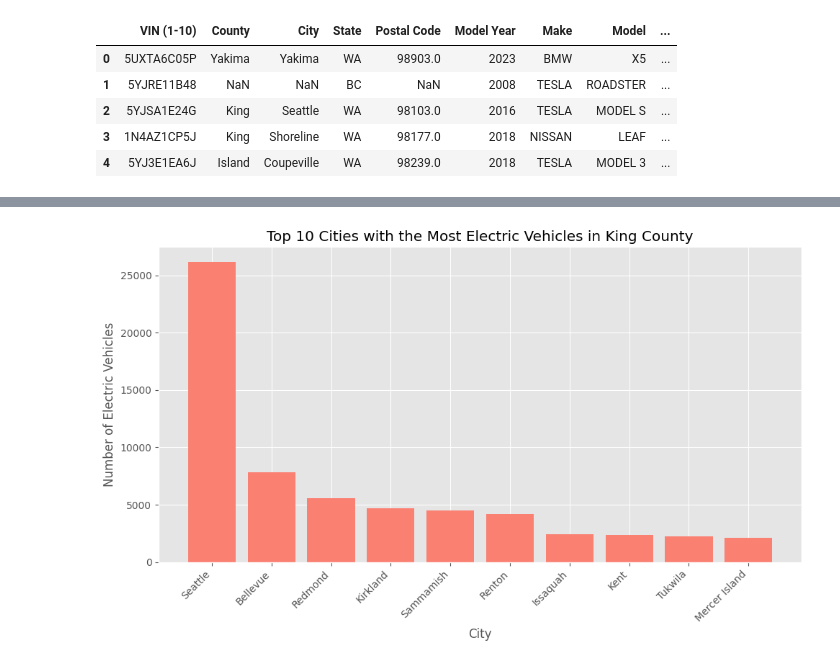
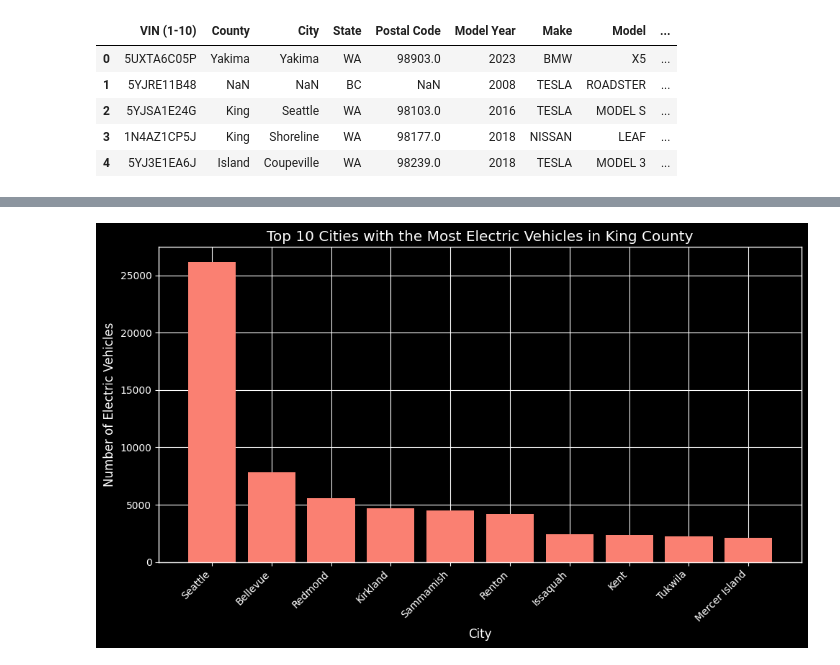
Before and after one commit to theylovecjawn/unit-2, a Jupyter notebook: electricveh.ipynb, the cells around one changed output, grey strips where cells are left out. Cells and saved outputs as stored; diff of their text form; code cells hidden in the pictures.

Commit message:
electric vehicles.

```diff
--- a/electricveh.ipynb
+++ b/electricveh.ipynb
@@ -13,20 +13,17 @@ df.head()
 # %%
 import matplotlib.pyplot as plt  #imports matplotlib library for plotting
 
-#reads the CSV file into a pandas DataFrame
 df = pd.read_csv("Electric_Vehicle_Population_Data.csv")  #reads the CSV file into a DataFrame named 'df'
 
-#filters data for records in King county
-king_county = df[df['County'] == 'King']  #filters the DataFrame for records in King county
 
-#groups the data by Model and find the maximum electric range for each model
+king_county = df[df['County'] == 'King']  #filters the DataFrame for records in king county
+
 max_range = king_county.groupby('Model')['Electric Range'].max().reset_index()  #groups data by 'Model' and find the maximum electric range for each
 
-#sorts models by electric range in descending order
 max_range= max_range.sort_values(by='Electric Range', ascending=False)  #sorts the models by electric range in descending order
 
-#plotting
-plt.style.use('ggplot')
+
+plt.style.use('dark_background') #setting the style to dark_background
 plt.figure(figsize=(10, 6))  #creates a figure with width 10 and height 6
 plt.barh(max_range['Model'][:10], max_range['Electric Range'][:10], color='skyblue')  #creates a horizontal bar plot for the top 10 models with their electric range
 plt.xlabel('Electric Range (miles)')  #labels the x-axis as 'Electric Range (miles)'
@@ -39,22 +42,19 @@ plt.show()  #displays the plot
 # %%
-
-
-#groups data by city and count the number of electric vehicles in each city
 city_pop= king_county['City'].value_counts().reset_index()
 city_pop.columns = ['City', 'Electric Vehicles']
+#groups data by city and count the number of electric vehicles in each city
 
+city_population = city_pop.sort_values(by='Electric Vehicles', ascending=False)
 #sorts cities by the number of electric vehicles in descending order
-city_population = city_pop.sort_values(by='Electric Vehicles', ascending=False)
 
-#plotting
-plt.style.use('ggplot')
+plt.style.use('dark_background') #changes the style of the plot to dark_background
 plt.figure(figsize=(10, 6))#creates a figure with a specific size
 plt.bar(city_population['City'][:10], city_population['Electric Vehicles'][:10], color='salmon')#creates a bar plot for the top 10 cities
 plt.xlabel('City')#labels for x-axis
 plt.ylabel('Number of Electric Vehicles')#labels for y-axis
 plt.title('Top 10 Cities with the Most Electric Vehicles in King County')#titles for the plot
 plt.xticks(rotation=45, ha='right')#rotates x-axis labels for better readability
 plt.tight_layout()#adjusts layout to prevent clipping of labels
 plt.show()#display the plot
 # %% [output]
-[figure, old version]
+[figure, new version]
```
Also changed, not shown: parts of 3 cells of this notebook.
